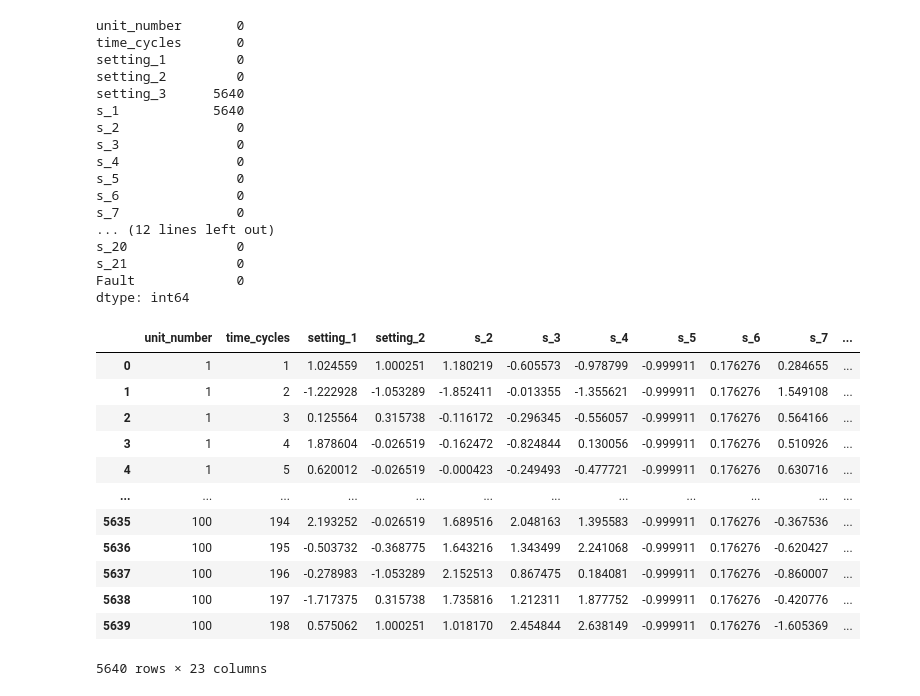
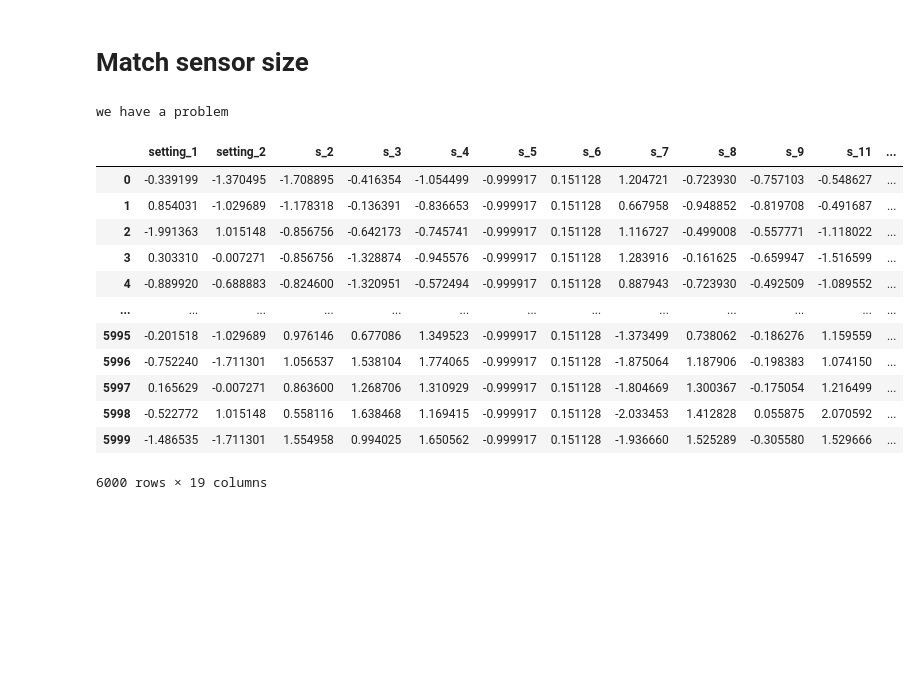
Before and after one commit to maddiew95/GANs-study, a Jupyter notebook: NASA Jet Engine/data_transform.ipynb, the cells around one changed output. Cells and saved outputs as stored; diff of their text form; code cells hidden in the pictures; blank space fills up the shorter version.

```diff
--- a/NASA Jet Engine/data_transform.ipynb
+++ b/NASA Jet Engine/data_transform.ipynb
@@ -1,4 +1,5 @@
 # %%
 import numpy as np, pandas as pd
 
-df = pd.read_csv('csv/test_FD001.csv')
+df_train = pd.read_csv('csv/train_FD001.csv')
+df_test = pd.read_csv('csv/test_FD001.csv')
@@ -23,5 +8,8 @@ df
 # %%
-df_norm = df.copy()
+def norm(df):
+    for column in df.columns[2:-1]:
+        df[column] = (df[column] - df[column].mean()) / df[column].std()
+    return df.dropna(axis="columns").drop(["unit_number", "time_cycles", "Fault"], axis=1)
 
-for column in df_norm.columns[2:-1]:
-    df_norm[column] = (df_norm[column] - df_norm[column].mean()) / df_norm[column].std()
+df_train_norm = norm(df_train).copy()
+df_test_norm = norm(df_test).copy()
@@ -44,36 +16,24 @@ df_norm
-# %%
-df_norm.isnull().sum()
-# %% [output]
-unit_number       0
-time_cycles       0
-setting_1         0
-setting_2         0
-setting_3      5640
-s_1            5640
-s_2               0
-s_3               0
-s_4               0
-s_5               0
-s_6               0
-s_7               0
-... (12 lines left out)
-s_20              0
-s_21              0
-Fault             0
-dtype: int64
-# %%
-df_norm.dropna(axis="columns")
-# %% [output]
-|  | unit_number | time_cycles | setting_1 | setting_2 | s_2 | s_3 | s_4 | s_5 | s_6 | s_7 | ... |
-| 0 | 1 | 1 | 1.024559 | 1.000251 | 1.180219 | -0.605573 | -0.978799 | -0.999911 | 0.176276 | 0.284655 | ... |
-| 1 | 1 | 2 | -1.222928 | -1.053289 | -1.852411 | -0.013355 | -1.355621 | -0.999911 | 0.176276 | 1.549108 | ... |
-| 2 | 1 | 3 | 0.125564 | 0.315738 | -0.116172 | -0.296345 | -0.556057 | -0.999911 | 0.176276 | 0.564166 | ... |
-| 3 | 1 | 4 | 1.878604 | -0.026519 | -0.162472 | -0.824844 | 0.130056 | -0.999911 | 0.176276 | 0.510926 | ... |
-| 4 | 1 | 5 | 0.620012 | -0.026519 | -0.000423 | -0.249493 | -0.477721 | -0.999911 | 0.176276 | 0.630716 | ... |
-| ... | ... | ... | ... | ... | ... | ... | ... | ... | ... | ... | ... |
-| 5635 | 100 | 194 | 2.193252 | -0.026519 | 1.689516 | 2.048163 | 1.395583 | -0.999911 | 0.176276 | -0.367536 | ... |
-| 5636 | 100 | 195 | -0.503732 | -0.368775 | 1.643216 | 1.343499 | 2.241068 | -0.999911 | 0.176276 | -0.620427 | ... |
-| 5637 | 100 | 196 | -0.278983 | -1.053289 | 2.152513 | 0.867475 | 0.184081 | -0.999911 | 0.176276 | -0.860007 | ... |
-| 5638 | 100 | 197 | -1.717375 | 0.315738 | 1.735816 | 1.212311 | 1.877752 | -0.999911 | 0.176276 | -0.420776 | ... |
-| 5639 | 100 | 198 | 0.575062 | 1.000251 | 1.018170 | 2.454844 | 2.638149 | -0.999911 | 0.176276 | -1.605369 | ... |
-5640 rows × 23 columns
+# %% [markdown]
+# Match sensor size
+# %%
+if (len(df_train_norm.columns) < len(df_test_norm.columns)):
+    df_test_norm = df_test_norm[df_train_norm.columns].copy()
+else: print("we have a problem")
+# %% [output]
+we have a problem
+# %%
+df_train_norm
+# %% [output]
+|  | setting_1 | setting_2 | s_2 | s_3 | s_4 | s_5 | s_6 | s_7 | s_8 | s_9 | s_11 | ... |
+| 0 | -0.339199 | -1.370495 | -1.708895 | -0.416354 | -1.054499 | -0.999917 | 0.151128 | 1.204721 | -0.723930 | -0.757103 | -0.548627 | ... |
+| 1 | 0.854031 | -1.029689 | -1.178318 | -0.136391 | -0.836653 | -0.999917 | 0.151128 | 0.667958 | -0.948852 | -0.819708 | -0.491687 | ... |
+| 2 | -1.991363 | 1.015148 | -0.856756 | -0.642173 | -0.745741 | -0.999917 | 0.151128 | 1.116727 | -0.499008 | -0.557771 | -1.118022 | ... |
+| 3 | 0.303310 | -0.007271 | -0.856756 | -1.328874 | -0.945576 | -0.999917 | 0.151128 | 1.283916 | -0.161625 | -0.659947 | -1.516599 | ... |
+| 4 | -0.889920 | -0.688883 | -0.824600 | -1.320951 | -0.572494 | -0.999917 | 0.151128 | 0.887943 | -0.723930 | -0.492509 | -1.089552 | ... |
+| ... | ... | ... | ... | ... | ... | ... | ... | ... | ... | ... | ... | ... |
+| 5995 | -0.201518 | -1.029689 | 0.976146 | 0.677086 | 1.349523 | -0.999917 | 0.151128 | -1.373499 | 0.738062 | -0.186276 | 1.159559 | ... |
+| 5996 | -0.752240 | -1.711301 | 1.056537 | 1.538104 | 1.774065 | -0.999917 | 0.151128 | -1.875064 | 1.187906 | -0.198383 | 1.074150 | ... |
+| 5997 | 0.165629 | -0.007271 | 0.863600 | 1.268706 | 1.310929 | -0.999917 | 0.151128 | -1.804669 | 1.300367 | -0.175054 | 1.216499 | ... |
+| 5998 | -0.522772 | 1.015148 | 0.558116 | 1.638468 | 1.169415 | -0.999917 | 0.151128 | -2.033453 | 1.412828 | 0.055875 | 2.070592 | ... |
+| 5999 | -1.486535 | -1.711301 | 1.554958 | 0.994025 | 1.650562 | -0.999917 | 0.151128 | -1.936660 | 1.525289 | -0.305580 | 1.529666 | ... |
+6000 rows × 19 columns
```
Also changed, not shown: parts of 10 cells of this notebook, 2 other files.
